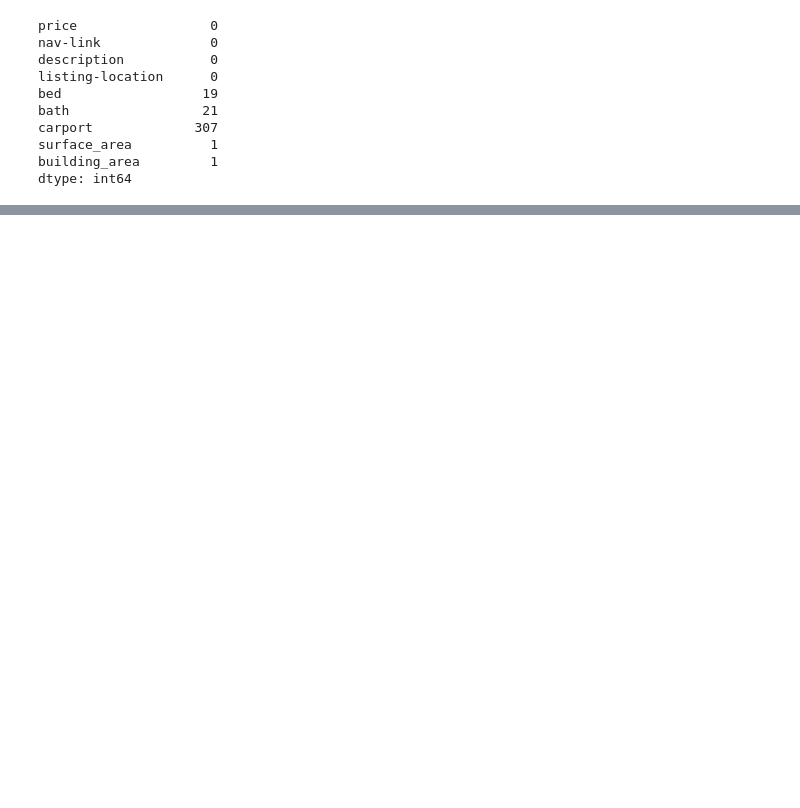
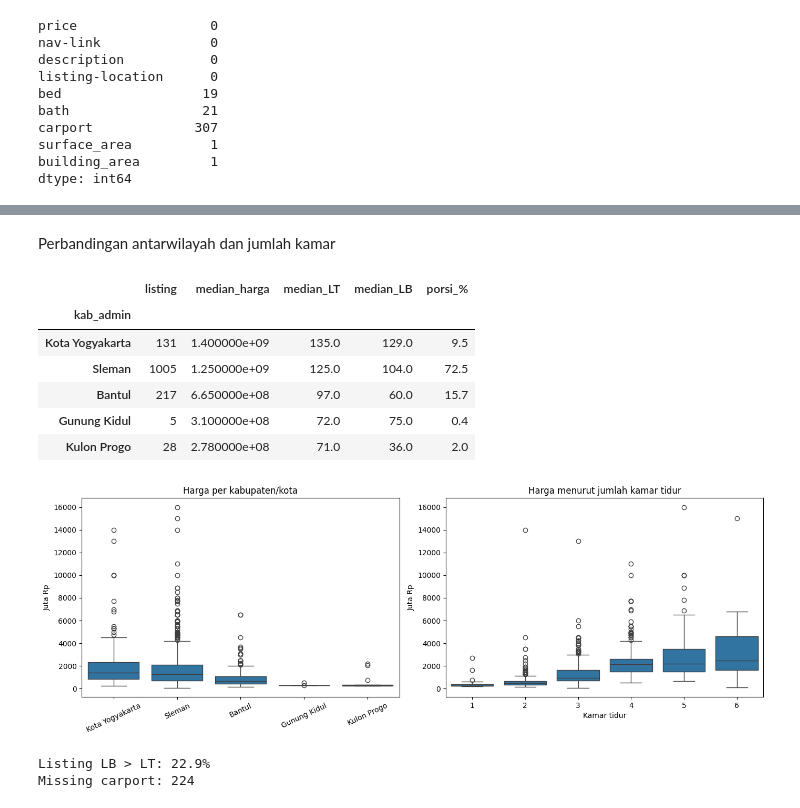
Before and after one commit to Affanzaky06/pPrediksi_Harga_Rumah_DS, a Jupyter notebook: prediksi.ipynb, the cells around one changed output, grey strips where cells are left out. Saved outputs shown, nothing was run; the diff lists cells and outputs as text; code cells hidden in the pictures; blank space fills up the shorter version.

```diff
--- a/prediksi.ipynb
+++ b/prediksi.ipynb
@@ -67,0 +487,35 @@ dtype: int64
+# %% [markdown]
+Perbandingan antarwilayah dan jumlah kamar
+# %%
+wil = (eda.groupby("kab_admin")
+          .agg(listing=("harga", "size"),
+               median_harga=("harga", "median"),
+               median_LT=("luas_tanah", "median"),
+               median_LB=("luas_bangunan", "median"),)
+          .sort_values("median_harga", ascending=False))
+wil["porsi_%"] = (wil.listing / wil.listing.sum() * 100).round(1)
+display(wil)
+
+fig, ax = plt.subplots(1, 2, figsize=(14, 5))
+order = wil.index
+sns.boxplot(data=eda, x="kab_admin", y="harga_juta", order=order, ax=ax[0], showfliers=True)
+ax[0].set(title="Harga per kabupaten/kota", xlabel="", ylabel="Juta Rp")
+ax[0].tick_params(axis="x", rotation=25)
+
+sns.boxplot(data=eda[eda.kamar_tidur.between(1, 6)], x="kamar_tidur", y="harga_juta", ax=ax[1], showfliers=True)
+ax[1].set(title="Harga menurut jumlah kamar tidur", xlabel="Kamar tidur", ylabel="Juta Rp")
+plt.tight_layout(); plt.show()
+
+print("Listing LB > LT:", f"{(eda.luas_bangunan > eda.luas_tanah).mean()*100:.1f}%")
+print("Missing carport:", eda.carport.isna().sum())
+# %% [output]
+|  | listing | median_harga | median_LT | median_LB | porsi_% |
+| kab_admin |  |  |  |  |  |
+| Kota Yogyakarta | 131 | 1.400000e+09 | 135.0 | 129.0 | 9.5 |
+| Sleman | 1005 | 1.250000e+09 | 125.0 | 104.0 | 72.5 |
+| Bantul | 217 | 6.650000e+08 | 97.0 | 60.0 | 15.7 |
+| Gunung Kidul | 5 | 3.100000e+08 | 72.0 | 75.0 | 0.4 |
+| Kulon Progo | 28 | 2.780000e+08 | 71.0 | 36.0 | 2.0 |
+[figure, added]
+Listing LB > LT: 22.9%
+Missing carport: 224
```
Also changed, not shown: parts of 24 cells of this notebook.
